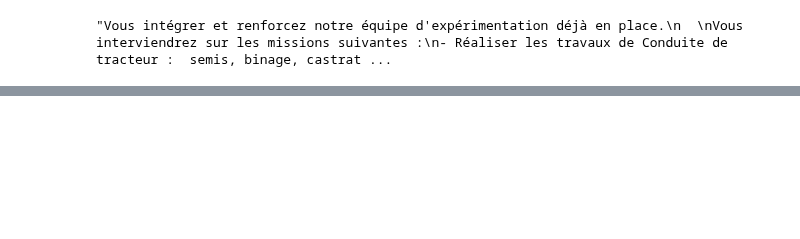
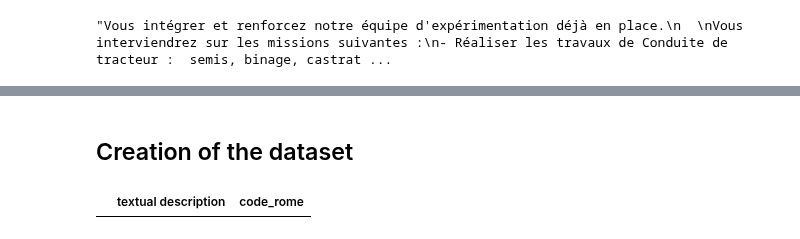
Before and after one commit to oscarfossey/NLP-Job-classifier-based-on-description, a Jupyter notebook: Test API pole emploi.ipynb, the cells around one changed output, grey strips where cells are left out. Saved outputs shown, nothing was run; the diff lists cells and outputs as text; code cells hidden in the pictures; blank space fills up the shorter version.

```diff
--- a/Test API pole emploi.ipynb
+++ b/Test API pole emploi.ipynb
@@ -46,0 +115,9 @@ results_df['description'][4]
+# %% [markdown]
+## Creation of the dataset
+# %%
+columns = ["textual description", "code_rome"]
+df_text  = pd.DataFrame(columns = columns)
+
+df_text.head()
+# %% [output]
+|  | textual description | code_rome |
```
Also changed, not shown: parts of 23 cells of this notebook.
